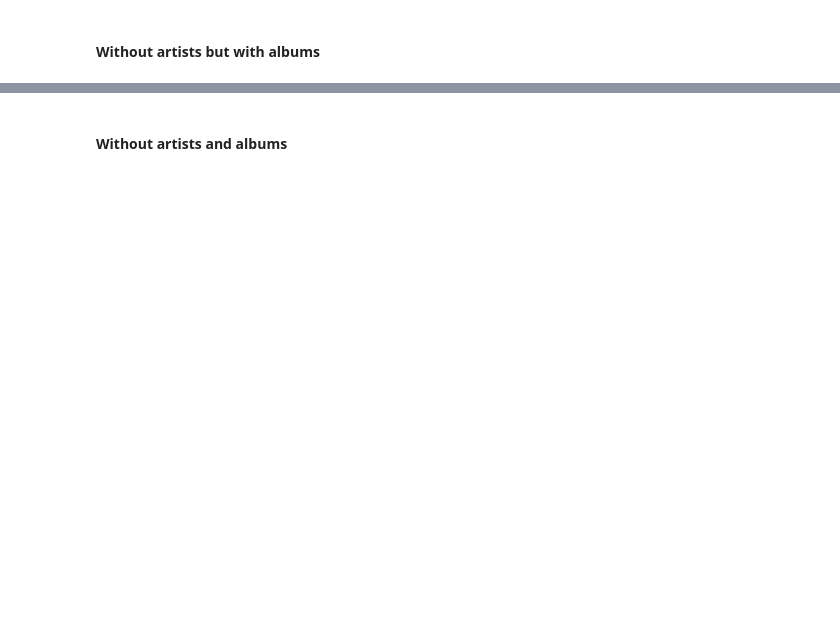
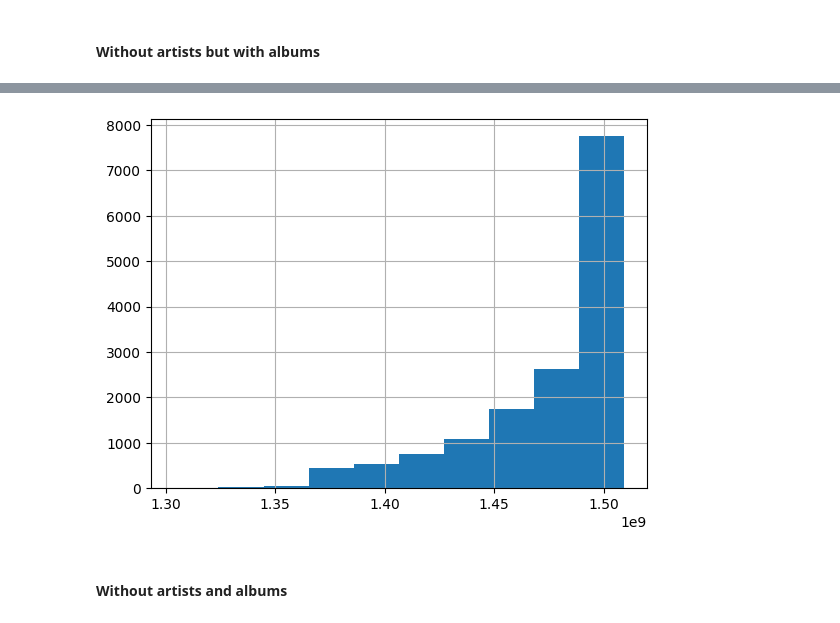
Before and after one commit to Aekai/seminarska-spotify, a Jupyter notebook: Skeleton - for transfer to .py file.ipynb, the cells around one changed output, grey strips where cells are left out. Saved outputs shown, nothing was run; the diff lists cells and outputs as text; code cells hidden in the pictures; blank space fills up the shorter version.

```diff
--- a/Skeleton - for transfer to .py file.ipynb
+++ b/Skeleton - for transfer to .py file.ipynb
@@ -29,5 +63,5 @@ share_of_LCC(G)
 # %% [markdown]
 #### Without artists but with albums
 # %%
-H = sample_graph(num_files=15, verbose=True, include_artists=False)
+H = sample_graph(num_files=15, verbose=True, include_artists=False, path=path)
 # %% [output]
@@ -43,3 +79,7 @@ share_of_LCC(H)
+# %%
+H_ser = get_modified_at_array(H,True)
+# %% [output]
+[figure, added]
 # %% [markdown]
 #### Without artists and albums
 # %%
```
Also changed, not shown: parts of 17 cells of this notebook, 1 other file.
